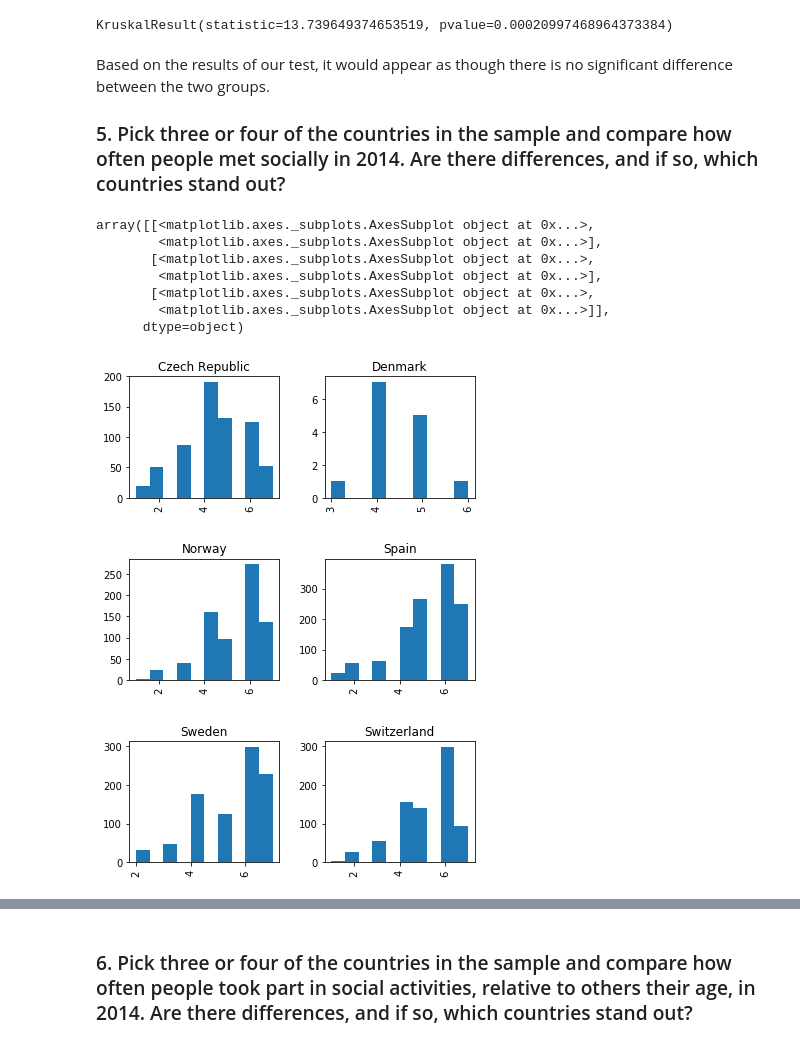
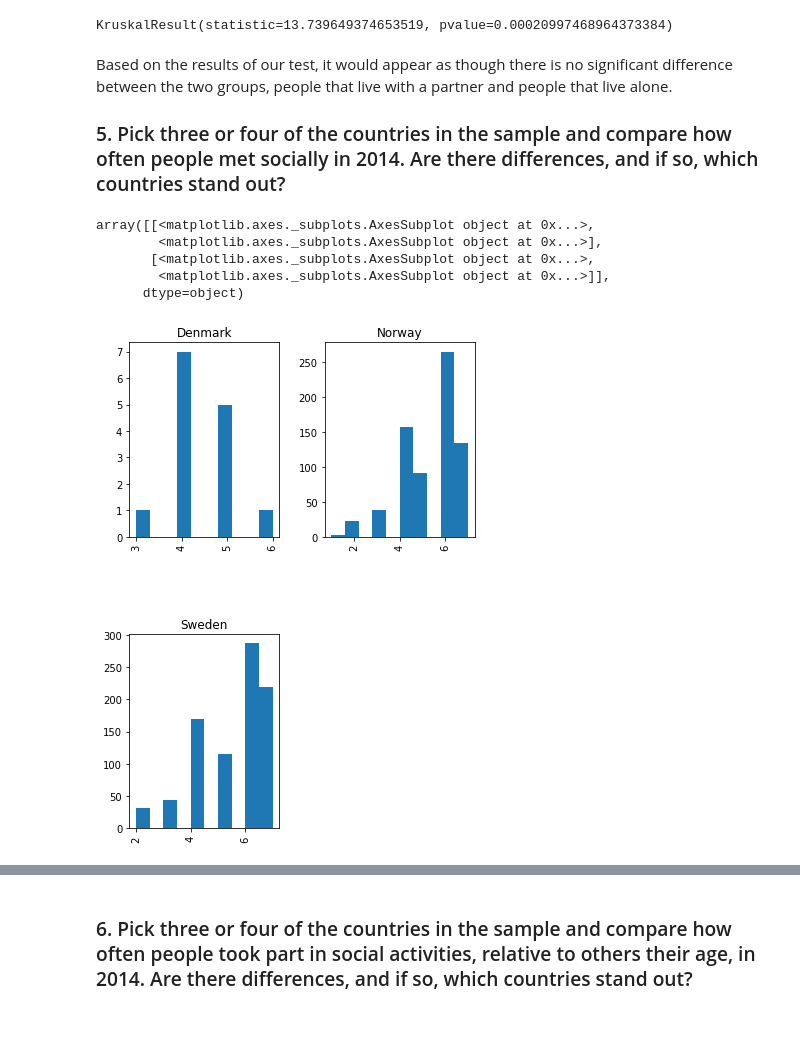
Before and after one commit to mhuh22/Thinkful, a Jupyter notebook: Bootcamp/Unit 5/Lesson 5 - Advanced Experimentation/Challenge 5.5.4. What Test to Use.ipynb, the cells around one changed output, grey strips where cells are left out. Cells and saved outputs as stored; diff of their text form; code cells hidden in the pictures.

```diff
--- a/Bootcamp/Unit 5/Lesson 5 - Advanced Experimentation/Challenge 5.5.4. What Test to Use.ipynb
+++ b/Bootcamp/Unit 5/Lesson 5 - Advanced Experimentation/Challenge 5.5.4. What Test to Use.ipynb
@@ -279,21 +279,22 @@ kruskal(alone_2012, together_2012, nan_policy='omit')
 # %% [output]
 KruskalResult(statistic=13.739649374653519, pvalue=0.00020997468964373384)
 # %% [markdown]
-Based on the results of our test, it would appear as though there is no significant difference between the two groups.
+Based on the results of our test, it would appear as though there is no significant difference between the two groups, people that live with a partner and people that live alone.
 
 ### 5. Pick three or four of the countries in the sample and compare how often people met socially in 2014. Are there differences, and if so, which countries stand out?
 # %%
 plt.rcParams['figure.figsize'] = [6,9]
 
-(ess.loc[(ess['year']==2014)]).hist(by=['cntry'], column='sclmeet')
+# Picking scandinavian countries among all countries
+scandinavia = ess2.loc[ess2['cntry'].isin(['Norway', 'Sweden', 'Denmark'])]
+
+(scandinavia.loc[(scandinavia['year']==2014)]).hist(by=['cntry'], column='sclmeet')
 # %% [output]
 array([[<matplotlib.axes._subplots.AxesSubplot object at 0x...>,
-        <matplotlib.axes._subplots.AxesSubplot object at 0x...>],
-       [<matplotlib.axes._subplots.AxesSubplot object at 0x...>,
         <matplotlib.axes._subplots.AxesSubplot object at 0x...>],
        [<matplotlib.axes._subplots.AxesSubplot object at 0x...>,
         <matplotlib.axes._subplots.AxesSubplot object at 0x...>]],
       dtype=object)
-[figure, old version]
+[figure, new version]
 # %%
 # Run normality test to determine what test to use
```
Also changed, not shown: parts of 7 cells of this notebook.
